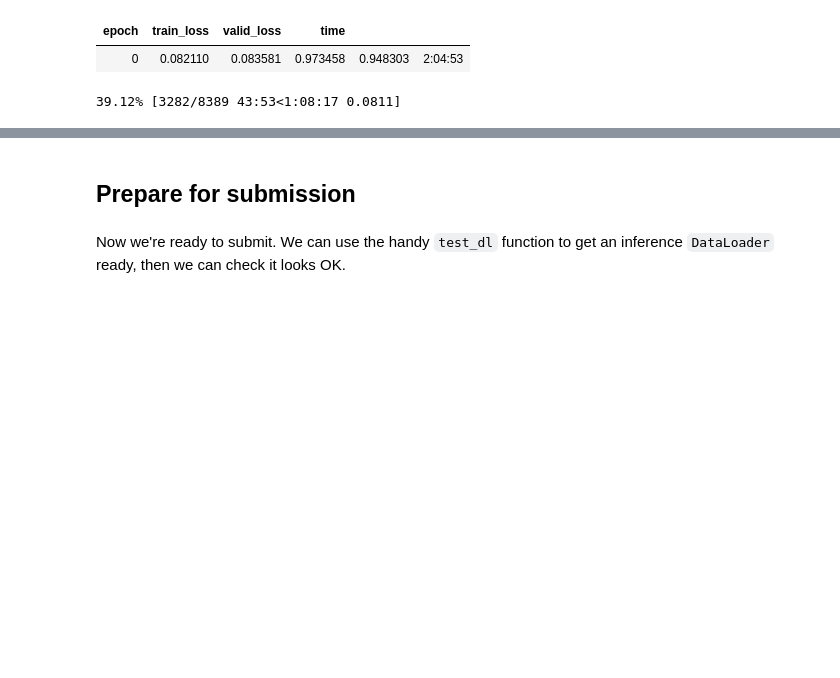
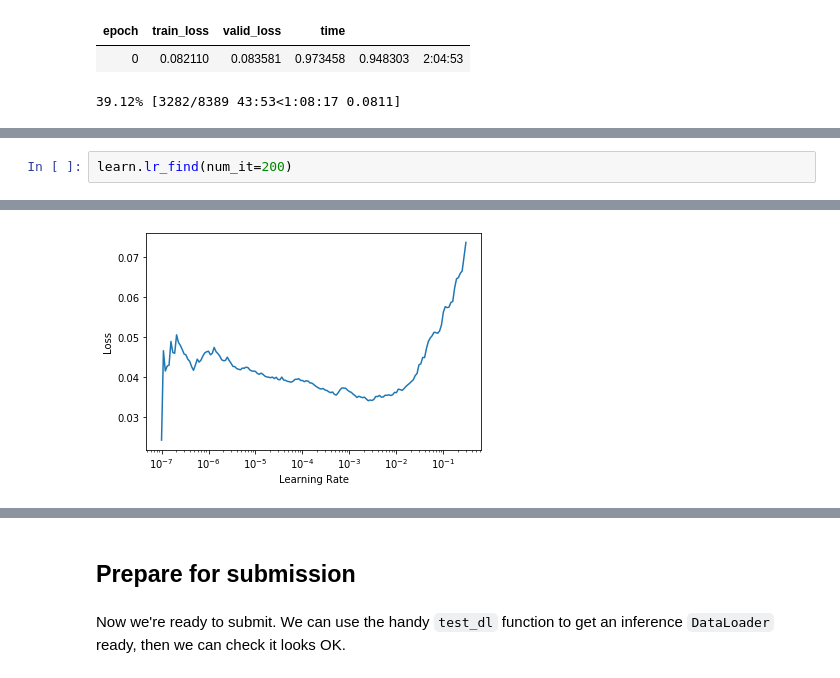
Before and after one commit to ltirrell/rsna-intracranial-hemorrhage-detection, a Jupyter notebook: notebooks/ltirrell/fastai-v2-forked-from-jhoward--submission.ipynb, the cells around one changed output, grey strips where cells are left out. Cells and saved outputs as stored; diff of their text form; blank space fills up the shorter version.

```diff
--- a/notebooks/ltirrell/fastai-v2-forked-from-jhoward--submission.ipynb
+++ b/notebooks/ltirrell/fastai-v2-forked-from-jhoward--submission.ipynb
@@ -355,0 +434,3 @@ learn.lr_find()
+# %%
+learn.lr_find(num_it=200)
+# %% [output]
@@ -355,0 +438 @@ learn.lr_find()
+[figure, added]
```
Also changed, not shown: parts of 31 cells of this notebook, 2 other files.
